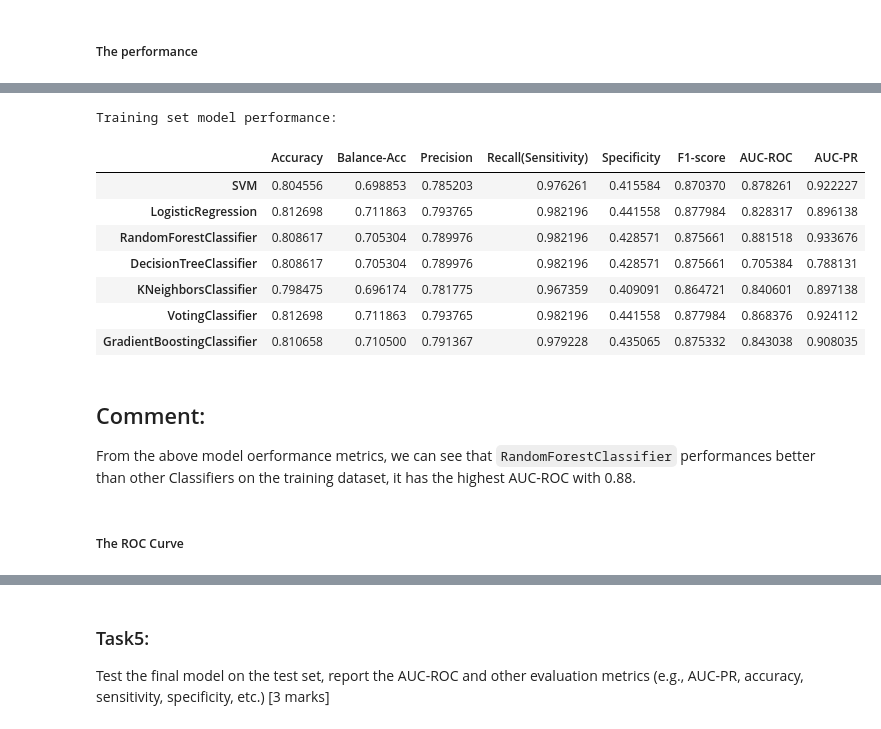
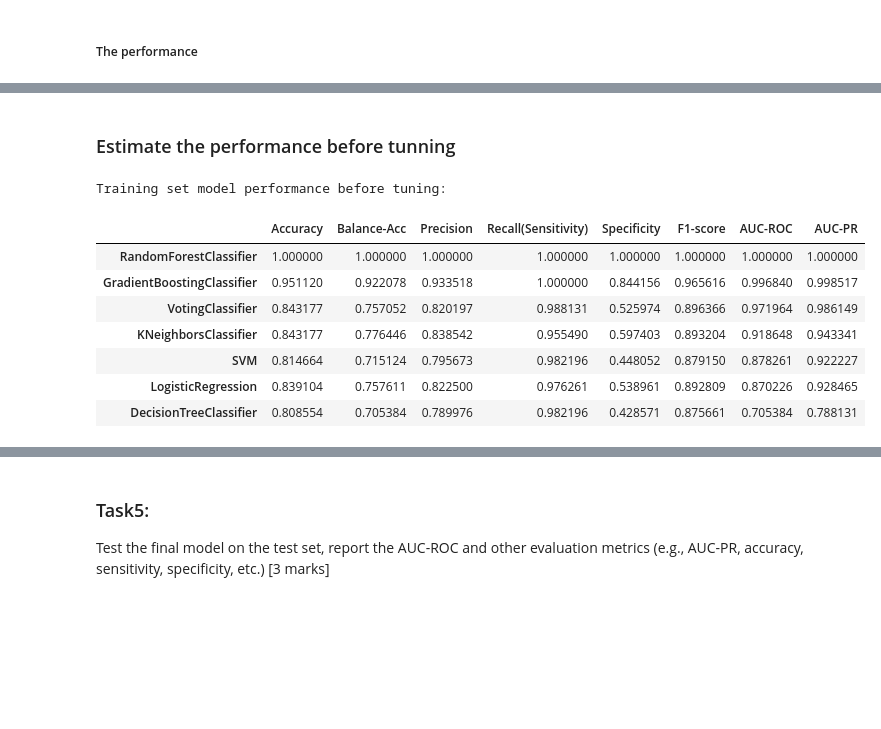
Before and after one commit to Rae-Zou/ML-classification-model, a Jupyter notebook: project.ipynb, the cells around one changed output, grey strips where cells are left out. Cells and saved outputs as stored; diff of their text form; code cells hidden in the pictures; blank space fills up the shorter version.

```diff
--- a/project.ipynb
+++ b/project.ipynb
@@ -384,7 +401,7 @@ param_distributions = {
 }
 
 final_model_rf = RandomizedSearchCV(rf, param_distributions, n_iter=10, cv=5,
-                                   scoring='accuracy', return_train_score=True, random_state=0)
+                                   scoring='roc_auc', return_train_score=True, random_state=0)
 
 final_model_rf.fit(X_train_prepared, y_train);
 final_model_rf = final_model_rf.best_estimator_
@@ -459,23 +485,21 @@ from sklearn.metrics import accuracy_score, precision_score, recall_score, balan
 from sklearn.metrics import confusion_matrix
 from sklearn.model_selection import cross_val_predict
 
-# a function for getting the performance of the model
+# a function for getting the performance of the model on the validation set
 def get_performance(model, X, y):
     res = []
     acc_mean = estimat_model(model, X, y, score = "accuracy")
     bc_mean = estimat_model(model, X, y, score = "balanced_accuracy")
 
     y_train_pred = cross_val_predict(model, X, y, cv=3)
-    M = confusion_matrix(y, y_train_pred, labels=["N", "Y"])
+    M = confusion_matrix(y, y_train_pred)
     tn, fp, fn, tp = M.ravel()
     spe = tn / (tn + fp)
-    precision = precision_score(y, y_train_pred, pos_label="Y")
-    recall = recall_score(y, y_train_pred, pos_label="Y")
-    f1 = f1_score(y, y_train_pred, pos_label="Y")
+    precision = precision_score(y, y_train_pred)
+    recall = recall_score(y, y_train_pred)
+    f1 = f1_score(y, y_train_pred)
 
-    y_score = model.predict_proba(X)[:, 1]
-    ROC = roc_auc_score(y, y_score)
-    PR = average_precision_score(y, y_score, pos_label="Y")
+    ROC = estimat_model(model, X, y, score = "roc_auc")
 
-    res.append([acc_mean, bc_mean, precision, recall, spe, f1, ROC, PR])
+    res.append([acc_mean, bc_mean, precision, recall, spe, f1, ROC])
     return res
@@ -482,28 +532,36 @@ def get_performance(model, X, y):
 # %%
 # a function to display all scores
-def show_results(x, y, func):
-    classifiers = [final_model_SVM, final_model_lr, final_model_rf, final_tree, final_clf, voting_clf, final_gbrt]
-    names = ['SVM', 'LogisticRegression','RandomForestClassifier', 'DecisionTreeClassifier', 'KNeighborsClassifier', 'VotingClassifier','GradientBoostingClassifier']
-    metrics = ['Accuracy', 'Balance-Acc','Precision', 'Recall(Sensitivity)','Specificity','F1-score', 'AUC-ROC', 'AUC-PR']
-    data_res = [func(c, x, y)[0] for c in classifiers]
+
+def show_results(x, y, func, models):
+
+    if (models == classifiers):
+        names = ['SVM', 'LogisticRegression','RandomForestClassifier', 'DecisionTreeClassifier', 'KNeighborsClassifier', 'VotingClassifier','GradientBoostingClassifier']
+    else:
+        names = ['RandomForestClassifier']
+    metrics1 = ['Accuracy', 'Balance-Acc','Precision', 'Recall(Sensitivity)','Specificity','F1-score', 'AUC-ROC']
+    metrics2 = ['Accuracy', 'Balance-Acc','Precision', 'Recall(Sensitivity)','Specificity','F1-score', 'AUC-ROC', 'AUC-PR']
+    data_res = [func(c, x, y)[0] for c in models]
+    if(func == get_performance):
+        metrics = metrics1
+    else:
+        metrics = metrics2
     results = pd.DataFrame(data=data_res, index=names, columns=metrics)
+    results = results.sort_values(by=['AUC-ROC'], ascending=False)
     return results
+# %% [markdown]
+### Estimate the performance before tunning
 # %%
-print('Training set model performance: ')
-show_results(X_train_prepared, y_train, get_performance)
+classifiers = [svm, lr_model, rf, tree, clf, voting_clf, gbrt]
+print('Training set model performance before tuning: ')
+a = show_results(X_train_prepared, y_train, get_metric, classifiers)
+a
 # %% [output]
-Training set model performance:
+Training set model performance before tuning:
 |  | Accuracy | Balance-Acc | Precision | Recall(Sensitivity) | Specificity | F1-score | AUC-ROC | AUC-PR |
-| SVM | 0.804556 | 0.698853 | 0.785203 | 0.976261 | 0.415584 | 0.870370 | 0.878261 | 0.922227 |
-| LogisticRegression | 0.812698 | 0.711863 | 0.793765 | 0.982196 | 0.441558 | 0.877984 | 0.828317 | 0.896138 |
-| RandomForestClassifier | 0.808617 | 0.705304 | 0.789976 | 0.982196 | 0.428571 | 0.875661 | 0.881518 | 0.933676 |
-| DecisionTreeClassifier | 0.808617 | 0.705304 | 0.789976 | 0.982196 | 0.428571 | 0.875661 | 0.705384 | 0.788131 |
-| KNeighborsClassifier | 0.798475 | 0.696174 | 0.781775 | 0.967359 | 0.409091 | 0.864721 | 0.840601 | 0.897138 |
-| VotingClassifier | 0.812698 | 0.711863 | 0.793765 | 0.982196 | 0.441558 | 0.877984 | 0.868376 | 0.924112 |
-| GradientBoostingClassifier | 0.810658 | 0.710500 | 0.791367 | 0.979228 | 0.435065 | 0.875332 | 0.843038 | 0.908035 |
+| RandomForestClassifier | 1.000000 | 1.000000 | 1.000000 | 1.000000 | 1.000000 | 1.000000 | 1.000000 | 1.000000 |
+| GradientBoostingClassifier | 0.951120 | 0.922078 | 0.933518 | 1.000000 | 0.844156 | 0.965616 | 0.996840 | 0.998517 |
+| VotingClassifier | 0.843177 | 0.757052 | 0.820197 | 0.988131 | 0.525974 | 0.896366 | 0.971964 | 0.986149 |
+| KNeighborsClassifier | 0.843177 | 0.776446 | 0.838542 | 0.955490 | 0.597403 | 0.893204 | 0.918648 | 0.943341 |
+| SVM | 0.814664 | 0.715124 | 0.795673 | 0.982196 | 0.448052 | 0.879150 | 0.878261 | 0.922227 |
+| LogisticRegression | 0.839104 | 0.757611 | 0.822500 | 0.976261 | 0.538961 | 0.892809 | 0.870226 | 0.928465 |
+| DecisionTreeClassifier | 0.808554 | 0.705384 | 0.789976 | 0.982196 | 0.428571 | 0.875661 | 0.705384 | 0.788131 |
-# %% [markdown]
-## Comment:
-
-From the above model oerformance metrics, we can see that `RandomForestClassifier` performances better than other Classifiers on the training dataset, it has the highest AUC-ROC with 0.88.
-# %% [markdown]
-##### The ROC Curve
```
Also changed, not shown: parts of 47 cells of this notebook.
